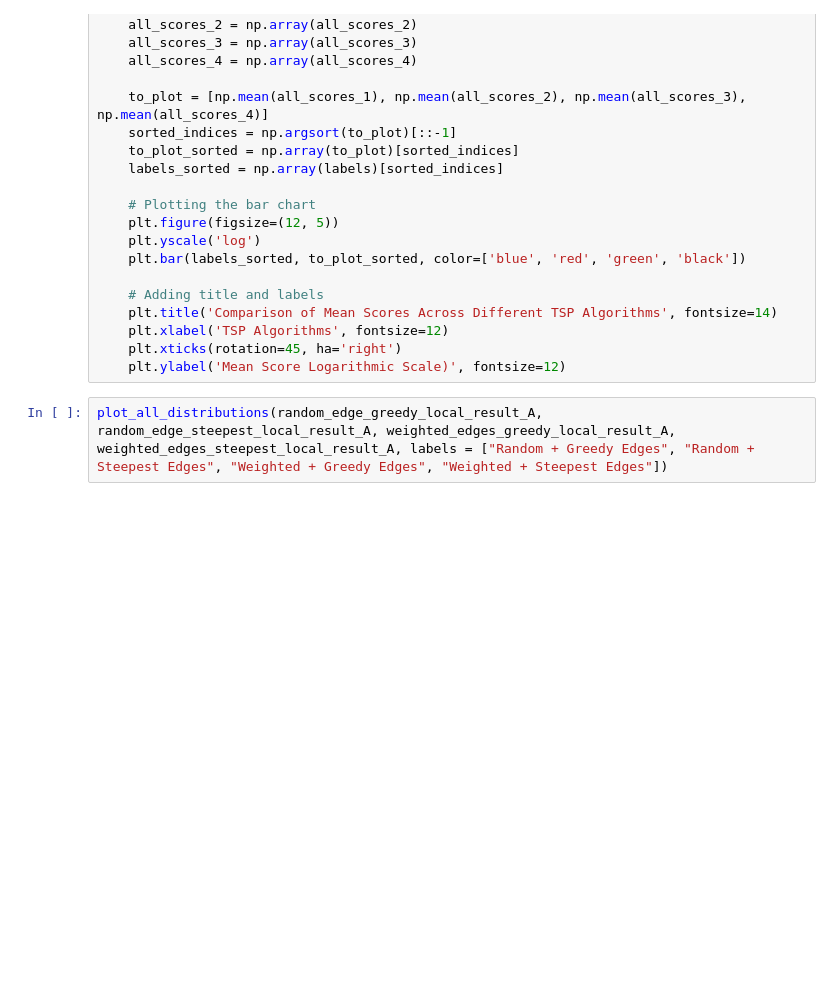
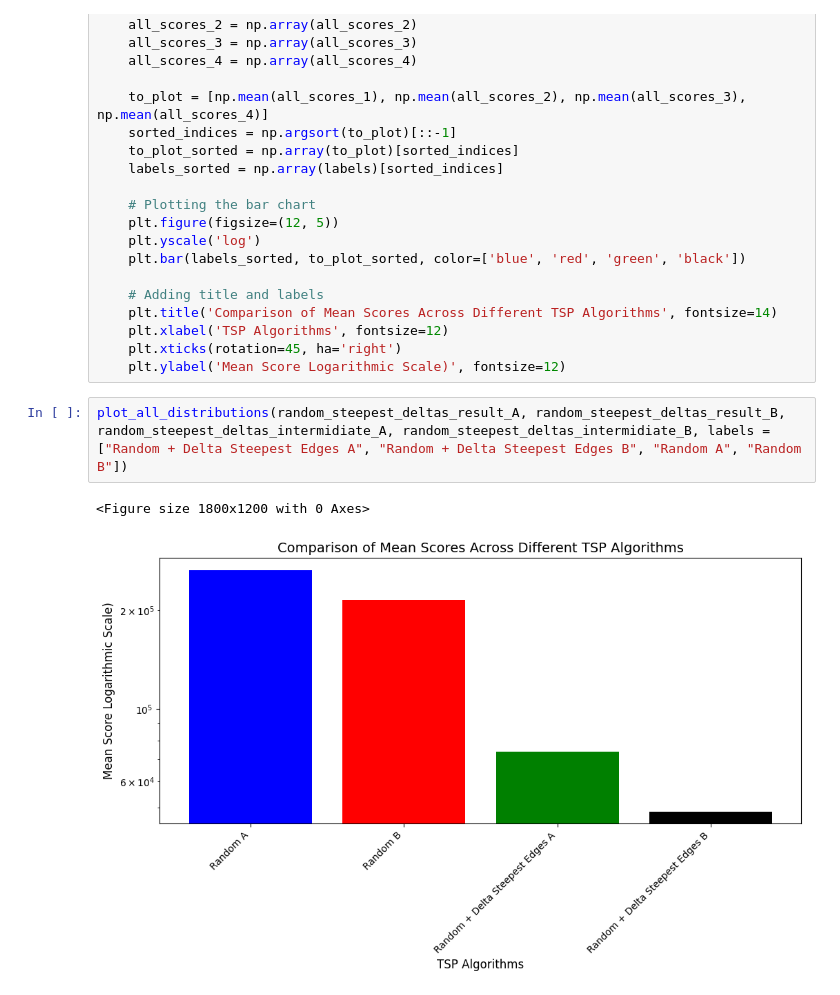
Before and after one commit to MatTheTab/Evolutionary-Computation, a Jupyter notebook: Assignment 5 Deltas of Previous Moves/Assignment_5_Deltas.ipynb, the cells around one changed output. Drawn from its saved outputs; the diff is of its cells as text; blank space fills up the shorter version.

```diff
--- a/Assignment 5 Deltas of Previous Moves/Assignment_5_Deltas.ipynb
+++ b/Assignment 5 Deltas of Previous Moves/Assignment_5_Deltas.ipynb
@@ -619,5 +709,8 @@ def plot_all_distributions(score_dict_1, score_dict_2, score_dict_3, score_dict_
     plt.xlabel('TSP Algorithms', fontsize=12)
     plt.xticks(rotation=45, ha='right')
     plt.ylabel('Mean Score Logarithmic Scale)', fontsize=12)
-# %%
-plot_all_distributions(random_edge_greedy_local_result_A, random_edge_steepest_local_result_A, weighted_edges_greedy_local_result_A, weighted_edges_steepest_local_result_A, labels = ["Random + Greedy Edges", "Random + Steepest Edges", "Weighted + Greedy Edges", "Weighted + Steepest Edges"])
+# %%
+plot_all_distributions(random_steepest_deltas_result_A, random_steepest_deltas_result_B, random_steepest_deltas_intermidiate_A, random_steepest_deltas_intermidiate_B, labels = ["Random + Delta Steepest Edges A", "Random + Delta Steepest Edges B", "Random A", "Random B"])
+# %% [output]
+<Figure size 1800x1200 with 0 Axes>
+[figure, added]
```
Also changed, not shown: parts of 13 cells of this notebook.
